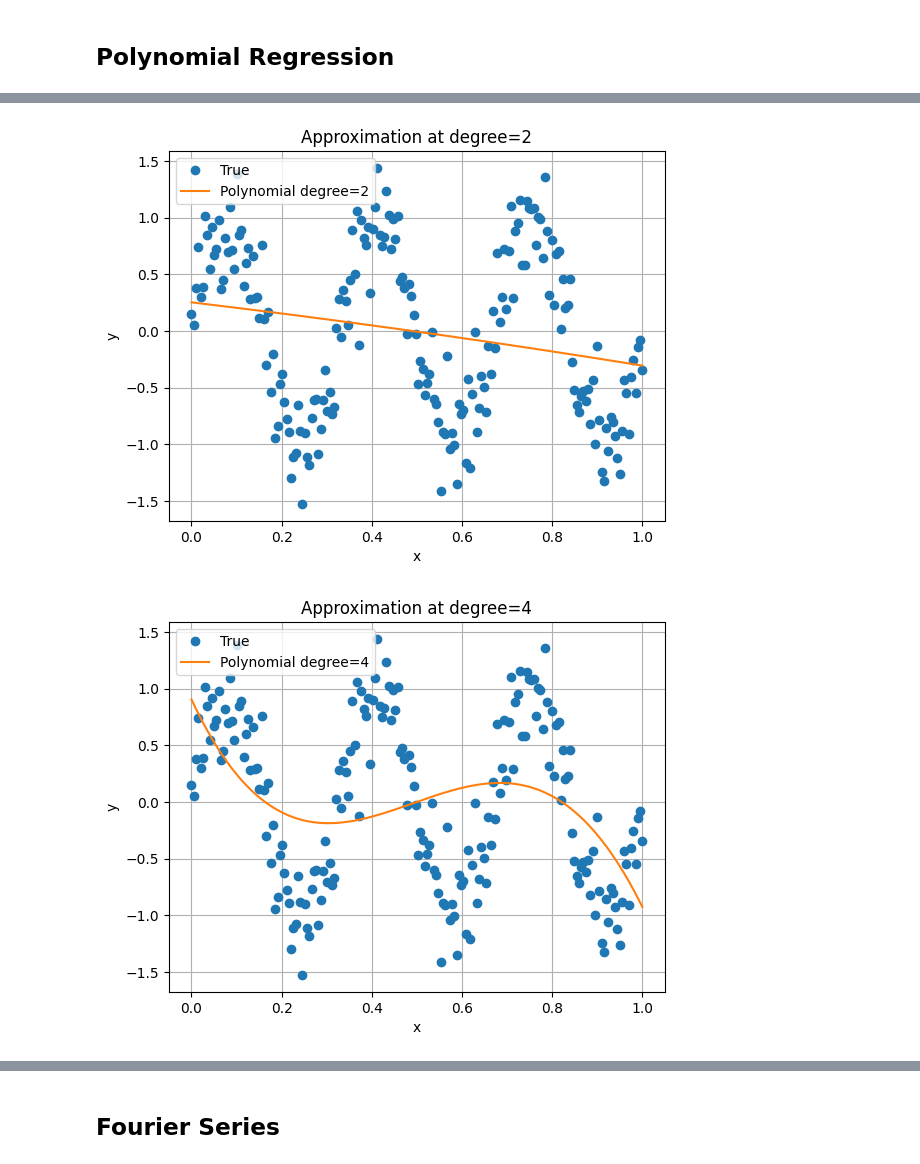
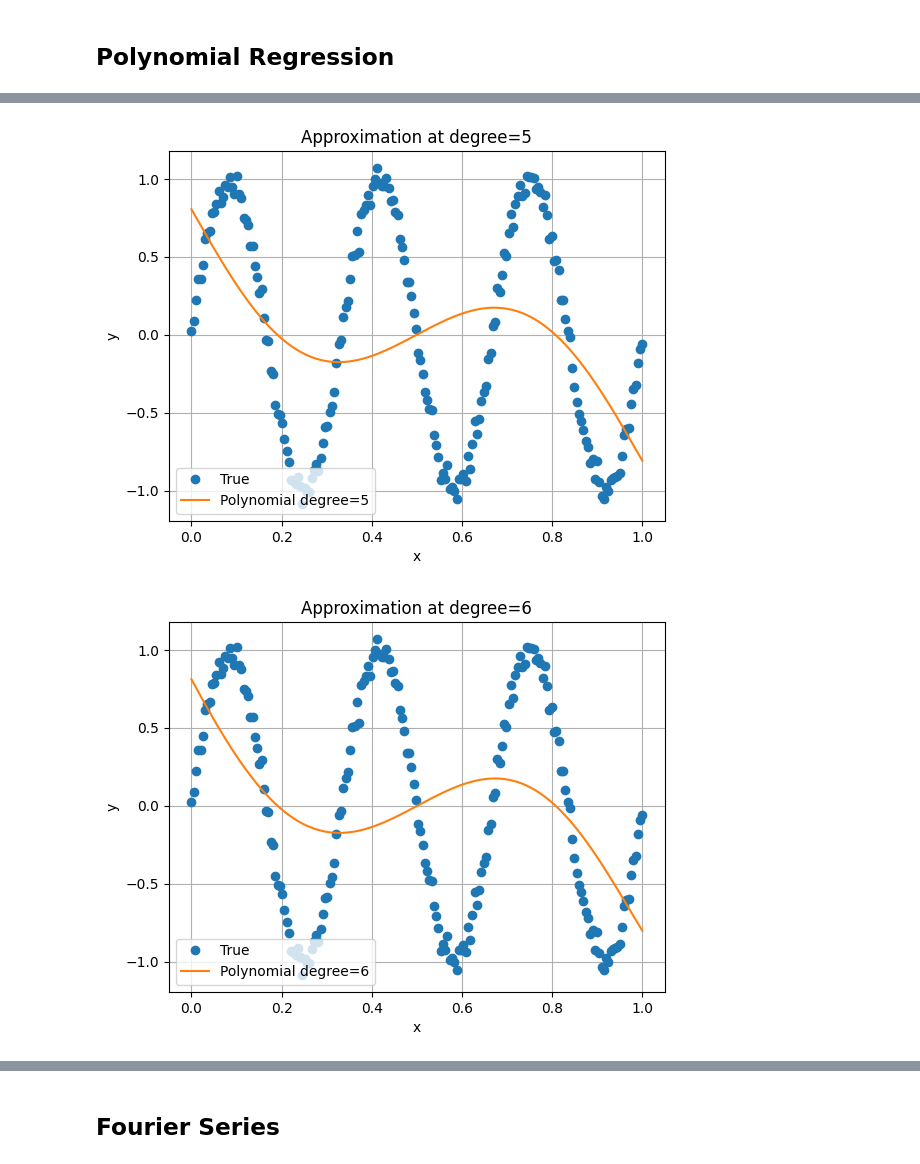
Before and after one commit to sashakolpakov/structure-functions, a Jupyter notebook: Structure_Function.ipynb, the cells around one changed output, grey strips where cells are left out. Cells and saved outputs as stored; diff of their text form; code cells hidden in the pictures.

```diff
--- a/Structure_Function.ipynb
+++ b/Structure_Function.ipynb
@@ -31,10 +38,10 @@ random.seed(42)
 N = 200
 x = np.linspace(0, 1, N)
 y_clean = np.sin(6 * np.pi * x)
-noise = np.random.normal(scale=0.3, size=N)
+noise = np.random.normal(scale=0.05, size=N)
 y_noisy = y_clean + noise
 
-# Split into train/test
+# Split into 60% train, 40% test
 indices = list(range(N))
 random.shuffle(indices)
 split = int(0.6 * N)
@@ -70,7 +77,7 @@ alphas, train_errs, test_errs_clean, test_errs_noisy = [], [], [], []
 
 for lam in lambdas:
     d_opt, mse_train = anneal(lam, d_max=16, T0=1.0, alpha=0.95, steps=1000)
-    alphas.append(d_opt + 1)
+    alphas.append(d_opt)
     train_errs.append(mse_train)
     # evaluate on test set against clean function
     test_errs_clean.append(compute_mse(d_opt, y_clean, test_idx))
@@ -93,7 +100,7 @@ plt.figure(figsize=(8, 5))
 plt.plot(alphas, train_errs, marker='o', label='Train MSE (noisy)')
 plt.plot(alphas, test_errs_clean, marker='s', label='Test MSE (clean)')
 plt.plot(alphas, test_errs_noisy, marker='^', label='Test MSE (noisy)')
-plt.xlabel('Complexity α (degree + 1)')
+plt.xlabel('Complexity α (= degree)')
 plt.ylabel('MSE')
 plt.title('Train and Test MSE vs. Polynomial Complexity')
 plt.legend()
@@ -104,22 +111,22 @@ plt.show()
 # %%
 def plot_approximation(degree, x, y):
     # Fit polynomial and predict
     coeffs = np.polyfit(x, y, degree)
     y_pred = np.polyval(coeffs, x)
     # Plot
     plt.figure()
     plt.plot(x, y, marker='o', linestyle='None', label='True')
     plt.plot(x, y_pred, label=f'Polynomial degree={degree}')
     plt.xlabel('x')
     plt.ylabel('y')
     plt.title(f'Approximation at degree={degree}')
     plt.legend()
     plt.grid(True)
     plt.show()
 
 # Plot for degrees
-for deg in [2, 4, 6, 8, 10, 12]:
+for deg in range(5,16):
     plot_approximation(deg, x, y_noisy)
 # %% [output]
-[figure, old version]
+[figure, new version]
-[figure, old version]
+[figure, new version]
```
Also changed, not shown: parts of 17 cells of this notebook.
